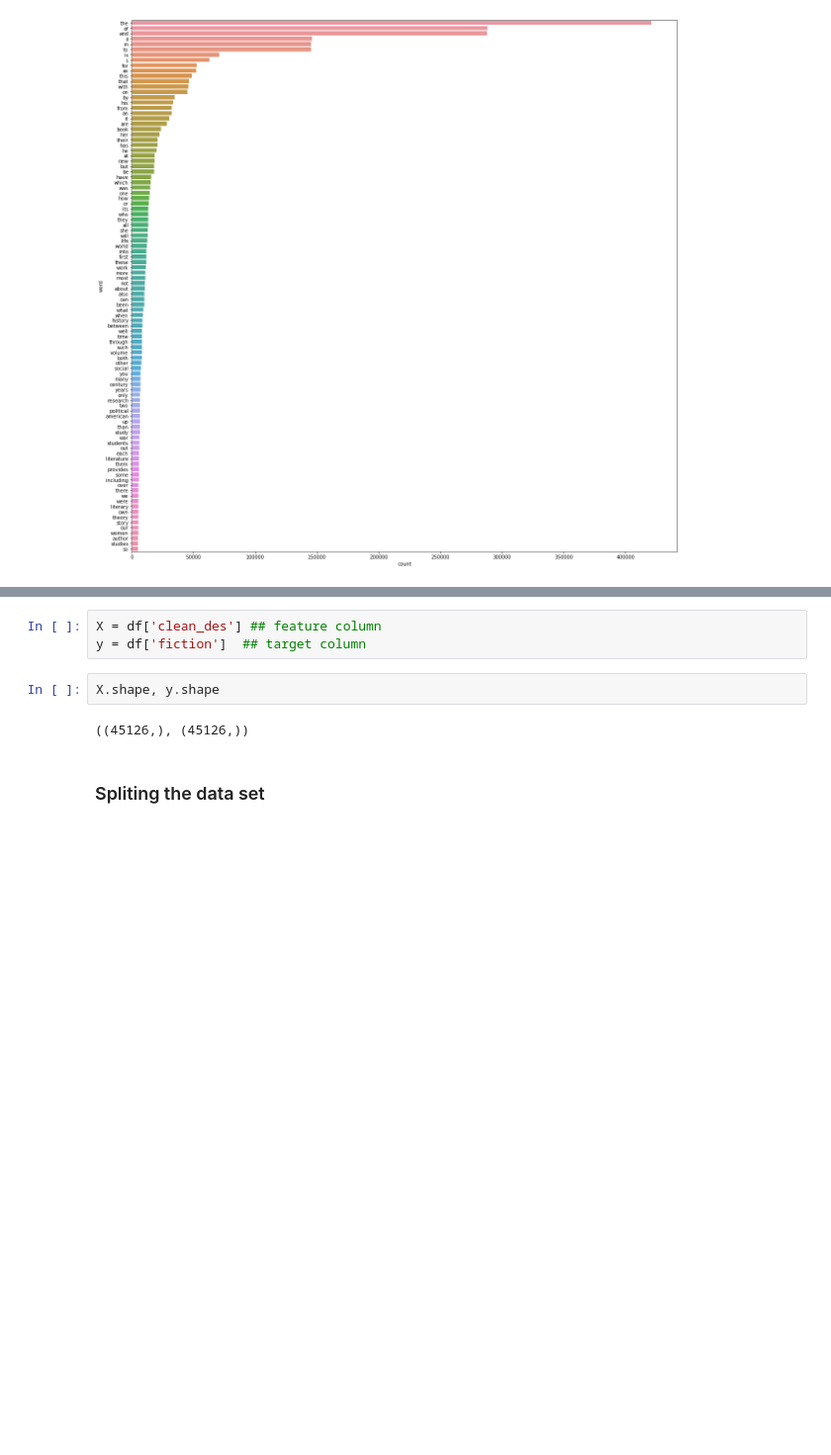
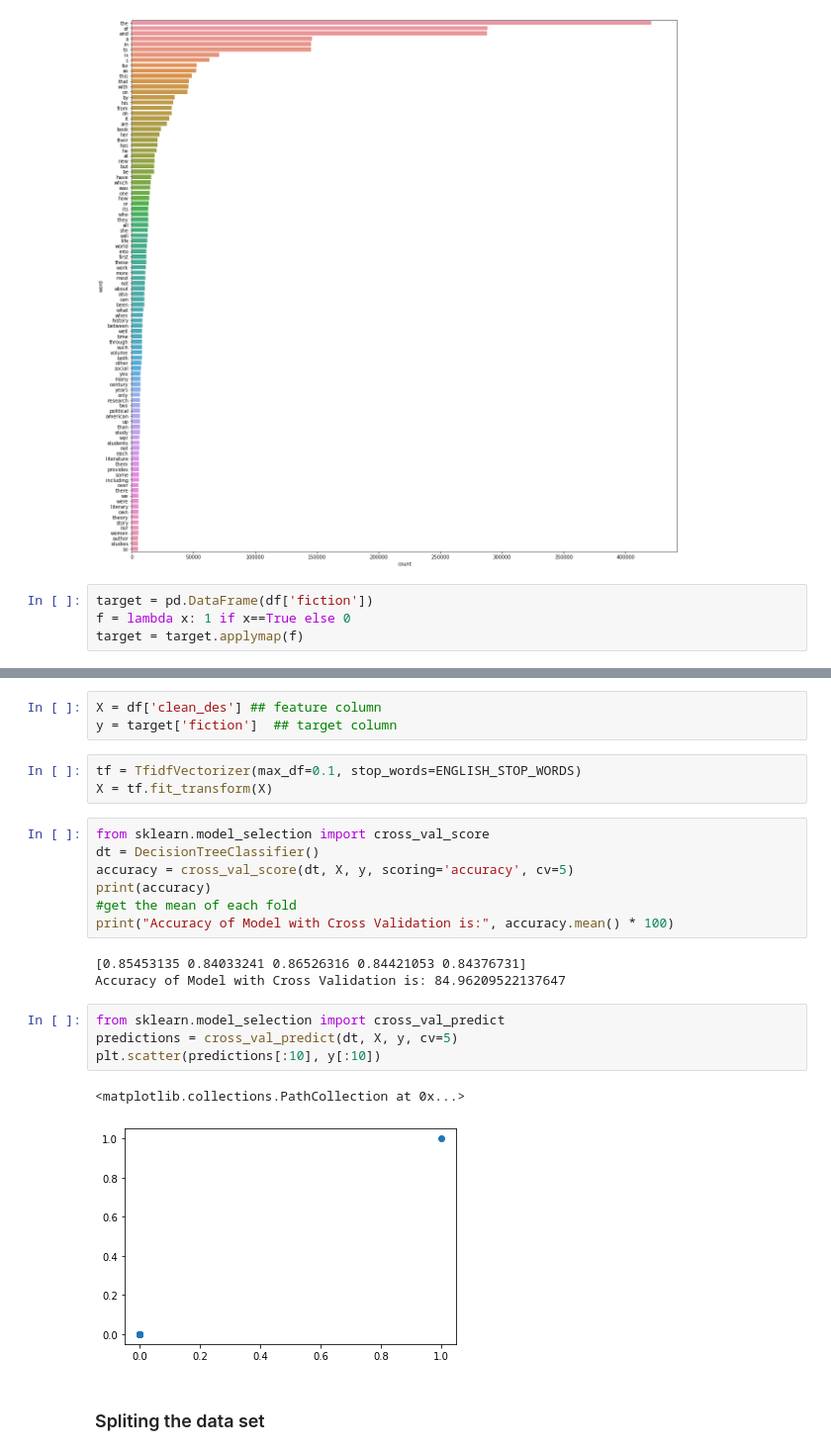
Before and after one commit to catherinedoudou/Classifiction-Waterstones, a Jupyter notebook: modeling.ipynb, the cells around one changed output, grey strips where cells are left out. Shown at 99% size. Saved outputs shown, nothing was run; the diff lists cells and outputs as text; blank space fills up the shorter version.

```diff
--- a/modeling.ipynb
+++ b/modeling.ipynb
@@ -77,3 +75,7 @@ tf = TfidfVectorizer(max_df=0.1, stop_words=ENGLISH_STOP_WORDS)
 fre_words(df['clean_des'], 100)
 # %% [output]
 [figure]
+# %%
+target = pd.DataFrame(df['fiction'])
+f = lambda x: 1 if x==True else 0
+target = target.applymap(f)
@@ -80,10 +98,26 @@ fre_words(df['clean_des'], 100)
 # %%
 X = df['clean_des'] ## feature column
-y = df['fiction']  ## target column
+y = target['fiction']  ## target column
-# %%
-X.shape, y.shape
-# %% [output]
-((45126,), (45126,))
+# %%
+tf = TfidfVectorizer(max_df=0.1, stop_words=ENGLISH_STOP_WORDS)
+X = tf.fit_transform(X)
+# %%
+from sklearn.model_selection import cross_val_score
+dt = DecisionTreeClassifier()
+accuracy = cross_val_score(dt, X, y, scoring='accuracy', cv=5)
+print(accuracy)
+#get the mean of each fold
+print("Accuracy of Model with Cross Validation is:", accuracy.mean() * 100)
+# %% [output]
+[0.85453135 0.84033241 0.86526316 0.84421053 0.84376731]
+Accuracy of Model with Cross Validation is: 84.96209522137647
+# %%
+from sklearn.model_selection import cross_val_predict
+predictions = cross_val_predict(dt, X, y, cv=5)
+plt.scatter(predictions[:10], y[:10])
+# %% [output]
+<matplotlib.collections.PathCollection at 0x...>
+[figure, added]
 # %% [markdown]
 ### Spliting the data set
 # %%
```
Also changed, not shown: parts of 20 cells of this notebook.
